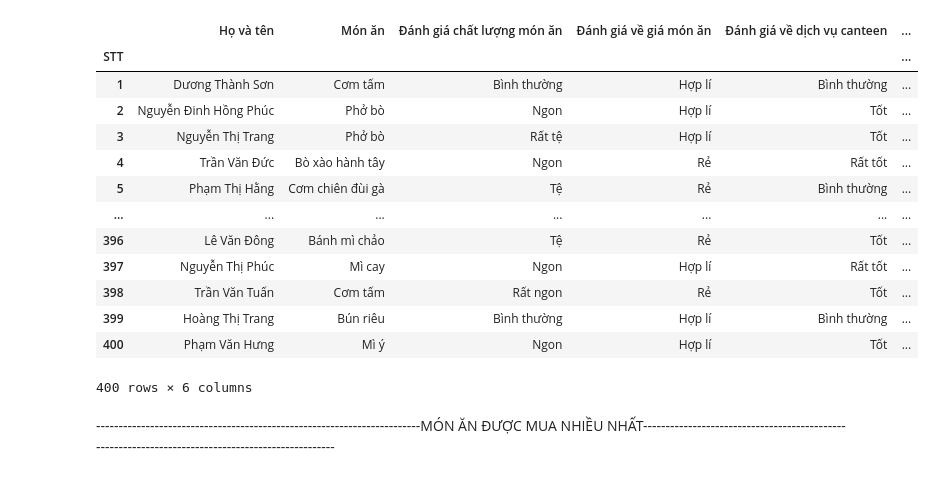
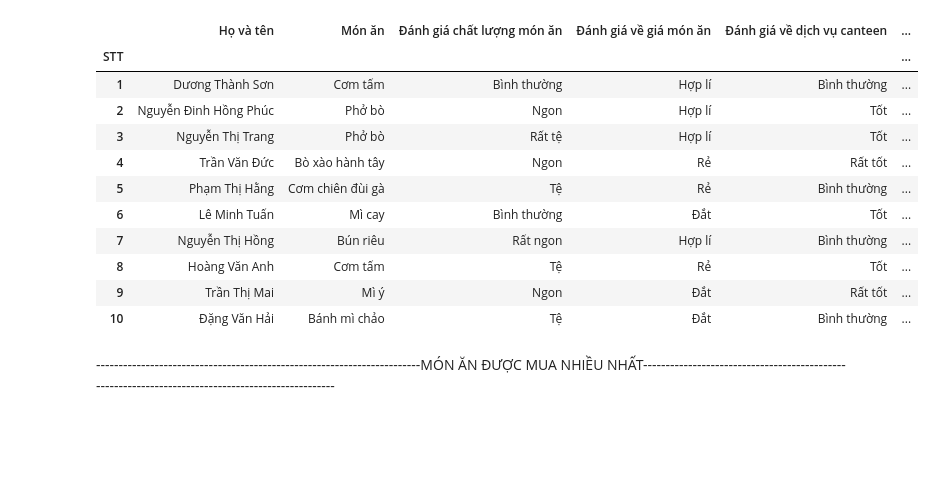
Before and after one commit to LIIHERTZ/Do_an_cuoi_ky_Python, a Jupyter notebook: main.ipynb, the cells around one changed output. Saved outputs shown, nothing was run; the diff lists cells and outputs as text; code cells hidden in the pictures; blank space fills up the shorter version.

```diff
--- a/main.ipynb
+++ b/main.ipynb
@@ -5,23 +5,21 @@ import matplotlib.pyplot as plt
 # %%
 xl = pd.ExcelFile('C:/Users/Asus/Desktop/Data_Engineer/Lap_Trinh_Python/Do_an_cuoi_ky/Data.xlsx')
 df = pd.read_excel(xl, index_col= 'STT')
 num = len(df)
-df.head(num)
+df.head(10)
 # %% [output]
 |  | Họ và tên | Món ăn | Đánh giá chất lượng món ăn | Đánh giá về giá món ăn | Đánh giá về dịch vụ canteen | ... |
 | STT |  |  |  |  |  | ... |
 | 1 | Dương Thành Sơn | Cơm tấm | Bình thường | Hợp lí | Bình thường | ... |
 | 2 | Nguyễn Đinh Hồng Phúc | Phở bò | Ngon | Hợp lí | Tốt | ... |
 | 3 | Nguyễn Thị Trang | Phở bò | Rất tệ | Hợp lí | Tốt | ... |
 | 4 | Trần Văn Đức | Bò xào hành tây | Ngon | Rẻ | Rất tốt | ... |
 | 5 | Phạm Thị Hằng | Cơm chiên đùi gà | Tệ | Rẻ | Bình thường | ... |
-| ... | ... | ... | ... | ... | ... | ... |
-| 396 | Lê Văn Đông | Bánh mì chảo | Tệ | Rẻ | Tốt | ... |
-| 397 | Nguyễn Thị Phúc | Mì cay | Ngon | Hợp lí | Rất tốt | ... |
-| 398 | Trần Văn Tuấn | Cơm tấm | Rất ngon | Rẻ | Tốt | ... |
-| 399 | Hoàng Thị Trang | Bún riêu | Bình thường | Hợp lí | Bình thường | ... |
-| 400 | Phạm Văn Hưng | Mì ý | Ngon | Hợp lí | Tốt | ... |
+| 6 | Lê Minh Tuấn | Mì cay | Bình thường | Đắt | Tốt | ... |
+| 7 | Nguyễn Thị Hồng | Bún riêu | Rất ngon | Hợp lí | Bình thường | ... |
+| 8 | Hoàng Văn Anh | Cơm tấm | Tệ | Rẻ | Tốt | ... |
+| 9 | Trần Thị Mai | Mì ý | Ngon | Đắt | Rất tốt | ... |
+| 10 | Đặng Văn Hải | Bánh mì chảo | Tệ | Đắt | Bình thường | ... |
-400 rows × 6 columns
 # %% [markdown]
 ------------------------------------------------------------------------MÓN ĂN ĐƯỢC MUA NHIỀU NHẤT--------------------------------------------------------------------------------------------------
 # %%
```
Also changed, not shown: parts of 1 cell of this notebook.
